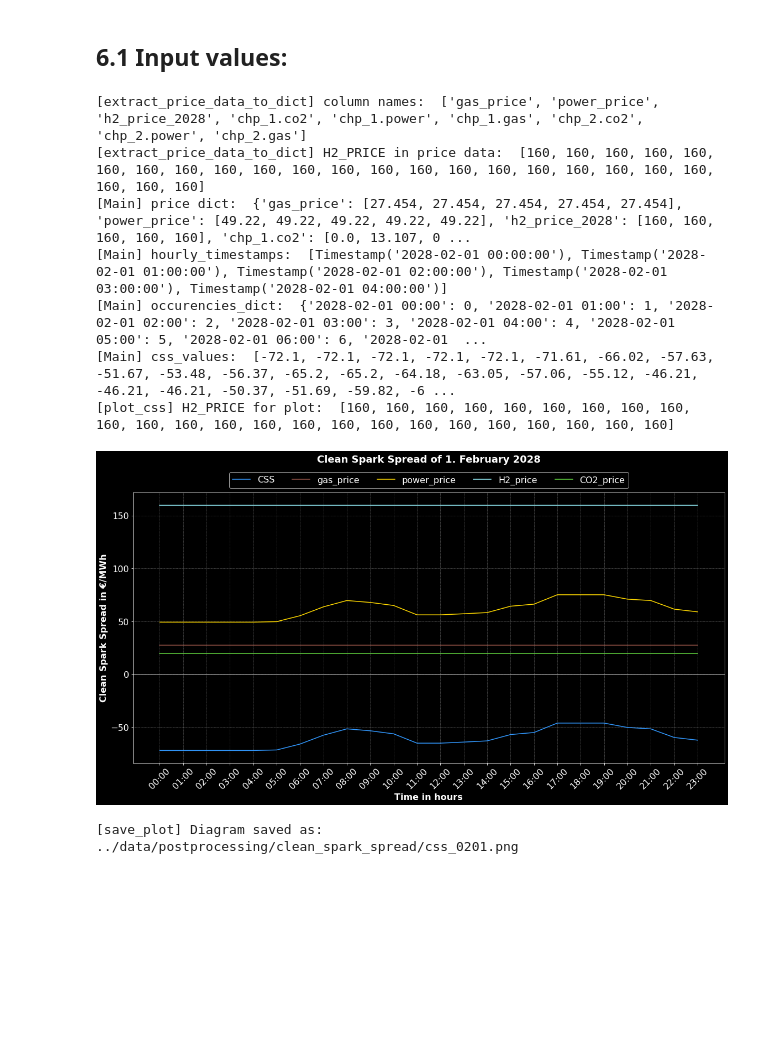
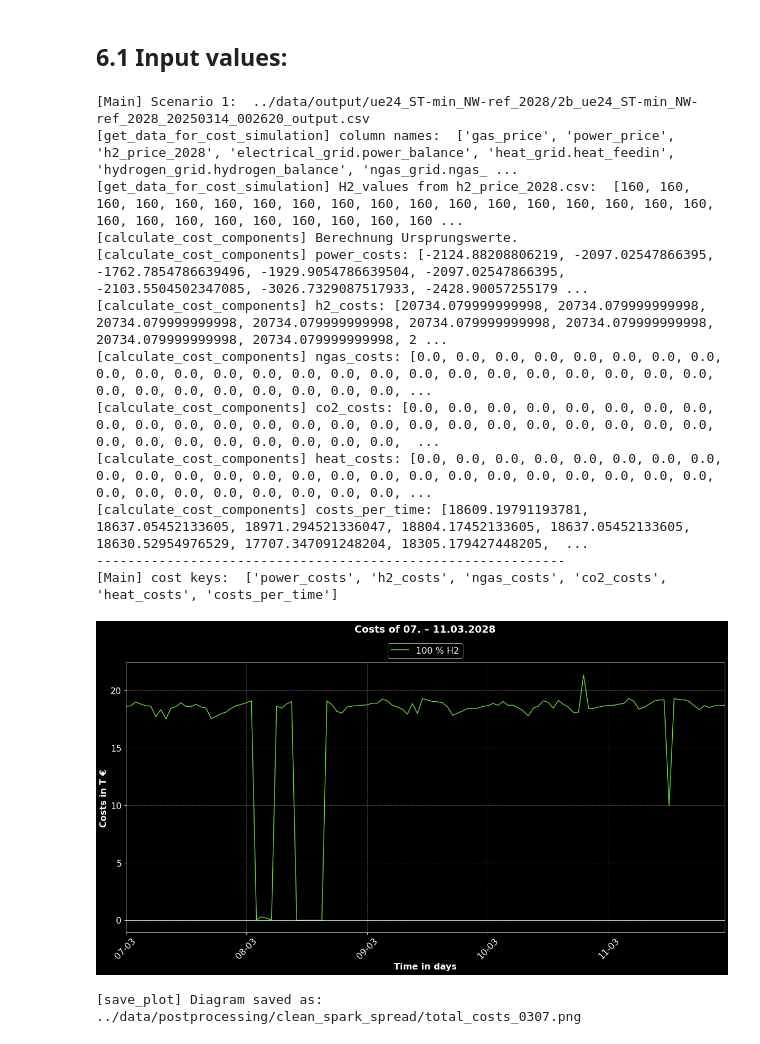
Before and after one commit to HTWK-Interconnected-Energy-Systems/BURN4H2, a Jupyter notebook: postprocessing/clean_spark_spread.ipynb, the cells around one changed output. Cells and saved outputs as stored; diff of their text form; code cells hidden in the pictures; blank space fills up the shorter version.

Commit message:
update for merging (cost_components adjusted, plots and main adjusted to show cost components)

```diff
--- a/postprocessing/clean_spark_spread.ipynb
+++ b/postprocessing/clean_spark_spread.ipynb
@@ -797,7 +799,6 @@ def plot_costs(
             values=y_values_dicts[i][key],
             target_unit=target_cost_unit
             )
-
             if cost_type == 'total' or cost_type =='cumulation':
                 ax.plot(
                     x_values,
@@ -880,7 +881,7 @@ def plot_costs(
         fontsize=fontsize,
         title_fontsize=fontsize
         )
-
+    plt.tight_layout()
     # plt.show() # aktivieren, wenn nicht gespeichert wird.
     return fig
 
@@ -965,18 +966,18 @@ def load_data(
 # %%
 
 # 1 ! Definition Pathes, file and folder names for diagram:!
-filename = 'css_0201.png'
+filename = 'total_costs_0307.png'
 output_folder_name = 'clean_spark_spread'
 colors_filename = "assigned_colors.json"
 INPUT_PATH_CSS = '../data/output/ue24_ST-min_NW-ref_2028/1b_ue24_ST-min_NW-ref_2028_20250313_231545_output.csv'
 H2_POWER_CSV_PATH = '../data/input/prices/ue24/h2_price_2028.csv'
-INPUT_PATHES_COSTS = ['../data/output/ue24_ST-min_NW-ref_2028/2b_ue24_ST-min_NW-ref_2028_20250314_002620_output.csv', '../data/output/ue24_ST-min_NW-ref_2028/1b_ue24_ST-min_NW-ref_2028_20250313_231545_output.csv'] # '../data/output/ue24_ST-min_NW-ref_2028/1b_ue24_ST-min_NW-ref_2028_20250313_231545_output.csv', '../data/output/ue24_ST-min_NW-ref_2028/3b_ue24_ST-min_NW-ref_2028_20250314_000706_output.csv', '../data/output/ue24_ST-min_NW-ref_2028/2b_ue24_ST-min_NW-ref_2028_20250314_002620_output.csv'
+INPUT_PATHES_COSTS = ['../data/output/ue24_ST-min_NW-ref_2028/2b_ue24_ST-min_NW-ref_2028_20250314_002620_output.csv'] #, '../data/output/ue24_ST-min_NW-ref_2028/1b_ue24_ST-min_NW-ref_2028_20250313_231545_output.csv'] # '../data/output/ue24_ST-min_NW-ref_2028/1b_ue24_ST-min_NW-ref_2028_20250313_231545_output.csv', '../data/output/ue24_ST-min_NW-ref_2028/3b_ue24_ST-min_NW-ref_2028_20250314_000706_output.csv', '../data/output/ue24_ST-min_NW-ref_2028/2b_ue24_ST-min_NW-ref_2028_20250314_002620_output.csv'
 OUTPUT_PATH = '../data/postprocessing/' + output_folder_name
 
 # 2 ! time data: !
-start_time = "2028-02-01 00:00"
-end_time = "2028-02-01 23:00"
-granularity = 'hour'
+start_time = "2028-03-07 00:00"
+end_time = "2028-03-11 23:00"
+granularity = 'day'
 
 # 3 ! asset data: !
 my_assets = ('chp_1', 'chp_2') # only assets with co2 variable
@@ -993,16 +994,16 @@ CONVERSION_CALORIFIC_FACTOR = 1.107
 EMISSION_FACTOR = 0.2016
 
 # 5 simulation parameters:
-GET_CSS_PLOT = True
-GET_COST_PLOT = False
+GET_CSS_PLOT = False
+GET_COST_PLOT = True
 COMPARE_SYSTEMS_SCHEDULE = False
 RUN_SYSTEM_BY = 'H2' # 'NGas' oder 'H2'
-TYPE_OF_COSTS = 'cumulation' # 'cumulation' #'total' # 'components'
+TYPE_OF_COSTS = 'total' # 'cumulation' #'total' # 'components'
 
 
 # 6 Plot constants:
-scenario_title = "1. February 2028" #(100 % H2, cumulated)
-scenario_labels = ['100 % H2', 'schedule from 0 % H2']
+scenario_title = "07. – 11.03.2028" #(100 % H2, cumulated)
+scenario_labels = ['100 % H2'] #, 'schedule from 0 % H2']
 target_cost_unit = 'T €' # 'Mrd. €' / 'Mio. €' / 'T €' / '€'
 title_size = 18
 fontsize = 16
@@ -1202,7 +1203,7 @@ if __name__ == "__main__":
                         key_gas_price=key_gas_price,
                         key_h2_price=key_h2_price,
                         key_power_price=key_power_price,
-                        df_time_temporary = df_with_time,
+                        df_time_values = df_with_time,
                         RUN_SYSTEM_BY=RUN_SYSTEM_BY
                         ))
             else:
@@ -1213,9 +1214,9 @@ if __name__ == "__main__":
                     key_gas_price=key_gas_price,
                     key_h2_price=key_h2_price,
                     key_power_price=key_power_price,
-                    df_time_temporary = df_with_time
+                    df_time_values = df_with_time
                     ))
-
+            # print("[Main] costs: ", costs)
             # if type cumulation extra entry in dict for each scenario necessary:
             if TYPE_OF_COSTS == 'cumulation':
                 costs[i]['cumulated_costs'] = cumulate_costs(
@@ -1229,47 +1230,52 @@ if __name__ == "__main__":
 
         # Keys, deren Werte im plot geplottet werden sollen (gesetzt im 1. Szenario):
         cost_keys = list(costs[0].keys())
-        # print("cost keys: ", len(cost_keys))
+        print("[Main] cost keys: ", cost_keys)
         if TYPE_OF_COSTS == 'total':
-            keys = [cost_keys[-2]]
+            keys = [cost_keys[-1]]
         elif TYPE_OF_COSTS == 'components':
             keys = cost_keys[:5]
             # Plotten des ausschließlich ersten Szenarios bei components!
-            costs.pop()
+            if prev_count == 1:
+                costs.pop()
         elif TYPE_OF_COSTS == 'cumulation':
             keys = [cost_keys[-1]]
         else:
             raise ValueError('Cost type not found. Choose between "total", "cumulation" and "components".')
-
         fig = plot_costs(
             y_values_dicts=costs,
             keys = keys,
             cost_type=TYPE_OF_COSTS,
             x_values=hourly_timestamps,
             granularity=granularity,
             x_axis_occurencies=occurencies_dict,
             title_size=title_size,
             fontsize=fontsize,
             colors_dict=colors_dict,
             labels=scenario_labels,
             target_cost_unit=target_cost_unit,
             scenario_title=scenario_title
         )
 
         save_plot(
         fig=fig,
         output_path=OUTPUT_PATH,
         filename=filename
         )
     else:
         print("[Main] no plot variant chosen.")
 # %% [output]
-[extract_price_data_to_dict] column names:  ['gas_price', 'power_price', 'h2_price_2028', 'chp_1.co2', 'chp_1.power', 'chp_1.gas', 'chp_2.co2', 'chp_2.power', 'chp_2.gas']
-[extract_price_data_to_dict] H2_PRICE in price data:  [160, 160, 160, 160, 160, 160, 160, 160, 160, 160, 160, 160, 160, 160, 160, 160, 160, 160, 160, 160, 160, 160, 160, 160]
-[Main] price dict:  {'gas_price': [27.454, 27.454, 27.454, 27.454, 27.454], 'power_price': [49.22, 49.22, 49.22, 49.22, 49.22], 'h2_price_2028': [160, 160, 160, 160, 160], 'chp_1.co2': [0.0, 13.107, 0 ...
-[Main] hourly_timestamps:  [Timestamp('2028-02-01 00:00:00'), Timestamp('2028-02-01 01:00:00'), Timestamp('2028-02-01 02:00:00'), Timestamp('2028-02-01 03:00:00'), Timestamp('2028-02-01 04:00:00')]
-[Main] occurencies_dict:  {'2028-02-01 00:00': 0, '2028-02-01 01:00': 1, '2028-02-01 02:00': 2, '2028-02-01 03:00': 3, '2028-02-01 04:00': 4, '2028-02-01 05:00': 5, '2028-02-01 06:00': 6, '2028-02-01  ...
-[Main] css_values:  [-72.1, -72.1, -72.1, -72.1, -72.1, -71.61, -66.02, -57.63, -51.67, -53.48, -56.37, -65.2, -65.2, -64.18, -63.05, -57.06, -55.12, -46.21, -46.21, -46.21, -50.37, -51.69, -59.82, -6 ...
-[plot_css] H2_PRICE for plot:  [160, 160, 160, 160, 160, 160, 160, 160, 160, 160, 160, 160, 160, 160, 160, 160, 160, 160, 160, 160, 160, 160, 160, 160]
+[Main] Scenario 1:  ../data/output/ue24_ST-min_NW-ref_2028/2b_ue24_ST-min_NW-ref_2028_20250314_002620_output.csv
+[get_data_for_cost_simulation] column names:  ['gas_price', 'power_price', 'h2_price_2028', 'electrical_grid.power_balance', 'heat_grid.heat_feedin', 'hydrogen_grid.hydrogen_balance', 'ngas_grid.ngas_ ...
+[get_data_for_cost_simulation] H2_values from h2_price_2028.csv:  [160, 160, 160, 160, 160, 160, 160, 160, 160, 160, 160, 160, 160, 160, 160, 160, 160, 160, 160, 160, 160, 160, 160, 160, 160, 160, 160 ...
+[calculate_cost_components] Berechnung Ursprungswerte.
+[calculate_cost_components] power_costs: [-2124.88208806219, -2097.02547866395, -1762.7854786639496, -1929.9054786639504, -2097.02547866395, -2103.5504502347085, -3026.7329087517933, -2428.90057255179 ...
+[calculate_cost_components] h2_costs: [20734.079999999998, 20734.079999999998, 20734.079999999998, 20734.079999999998, 20734.079999999998, 20734.079999999998, 20734.079999999998, 20734.079999999998, 2 ...
+[calculate_cost_components] ngas_costs: [0.0, 0.0, 0.0, 0.0, 0.0, 0.0, 0.0, 0.0, 0.0, 0.0, 0.0, 0.0, 0.0, 0.0, 0.0, 0.0, 0.0, 0.0, 0.0, 0.0, 0.0, 0.0, 0.0, 0.0, 0.0, 0.0, 0.0, 0.0, 0.0, 0.0, 0.0, 0.0, ...
+[calculate_cost_components] co2_costs: [0.0, 0.0, 0.0, 0.0, 0.0, 0.0, 0.0, 0.0, 0.0, 0.0, 0.0, 0.0, 0.0, 0.0, 0.0, 0.0, 0.0, 0.0, 0.0, 0.0, 0.0, 0.0, 0.0, 0.0, 0.0, 0.0, 0.0, 0.0, 0.0, 0.0, 0.0, 0.0,  ...
+[calculate_cost_components] heat_costs: [0.0, 0.0, 0.0, 0.0, 0.0, 0.0, 0.0, 0.0, 0.0, 0.0, 0.0, 0.0, 0.0, 0.0, 0.0, 0.0, 0.0, 0.0, 0.0, 0.0, 0.0, 0.0, 0.0, 0.0, 0.0, 0.0, 0.0, 0.0, 0.0, 0.0, 0.0, 0.0, ...
+[calculate_cost_components] costs_per_time: [18609.19791193781, 18637.05452133605, 18971.294521336047, 18804.17452133605, 18637.05452133605, 18630.52954976529, 17707.347091248204, 18305.179427448205,  ...
+------------------------------------------------------------
+[Main] cost keys:  ['power_costs', 'h2_costs', 'ngas_costs', 'co2_costs', 'heat_costs', 'costs_per_time']
-[figure, old version]
+[figure, new version]
-[save_plot] Diagram saved as: ../data/postprocessing/clean_spark_spread/css_0201.png
+[save_plot] Diagram saved as: ../data/postprocessing/clean_spark_spread/total_costs_0307.png
```
Also changed, not shown: parts of 1 cell of this notebook, 17 other files.
